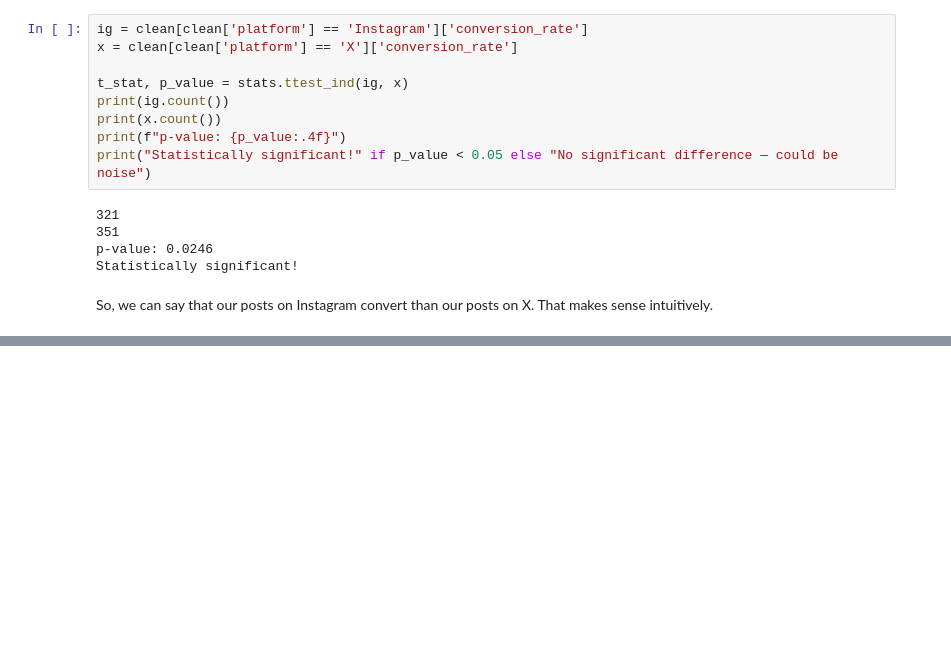
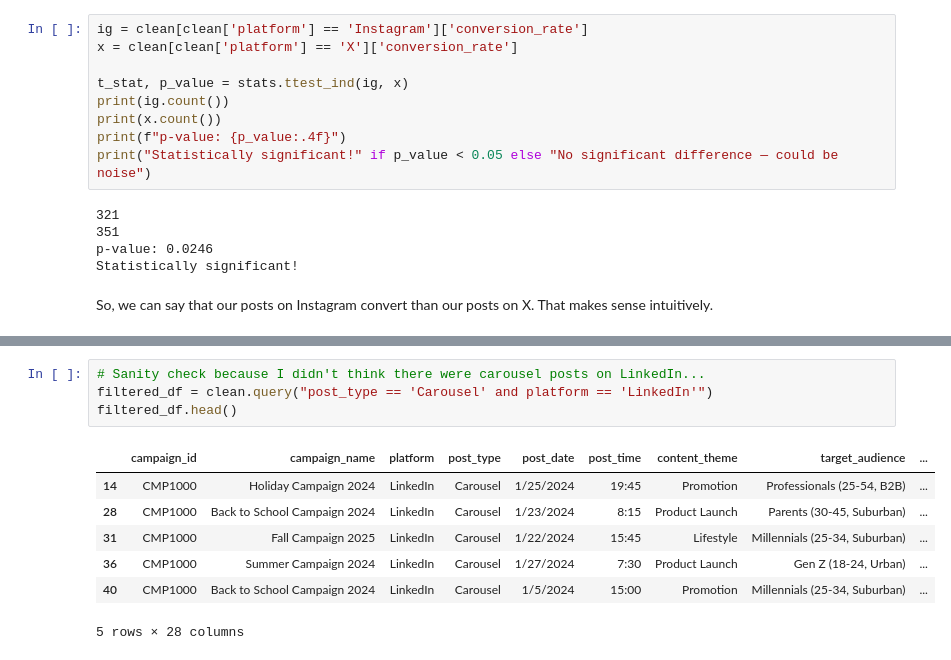
Before and after one commit to super-unknowledge/campaign-analysis-1, a Jupyter notebook: analysis.ipynb, the cells around one changed output, grey strips where cells are left out. Drawn from its saved outputs; the diff is of its cells as text; blank space fills up the shorter version.

```diff
--- a/analysis.ipynb
+++ b/analysis.ipynb
@@ -216,0 +578,12 @@ So, we can say that our posts on Instagram convert than our posts on X. That mak
+# %%
+# Sanity check because I didn't think there were carousel posts on LinkedIn...
+filtered_df = clean.query("post_type == 'Carousel' and platform == 'LinkedIn'")
+filtered_df.head()
+# %% [output]
+|  | campaign_id | campaign_name | platform | post_type | post_date | post_time | content_theme | target_audience | ... |
+| 14 | CMP1000 | Holiday Campaign 2024 | LinkedIn | Carousel | 1/25/2024 | 19:45 | Promotion | Professionals (25-54, B2B) | ... |
+| 28 | CMP1000 | Back to School Campaign 2024 | LinkedIn | Carousel | 1/23/2024 | 8:15 | Product Launch | Parents (30-45, Suburban) | ... |
+| 31 | CMP1000 | Fall Campaign 2025 | LinkedIn | Carousel | 1/22/2024 | 15:45 | Lifestyle | Millennials (25-34, Suburban) | ... |
+| 36 | CMP1000 | Summer Campaign 2024 | LinkedIn | Carousel | 1/27/2024 | 7:30 | Product Launch | Gen Z (18-24, Urban) | ... |
+| 40 | CMP1000 | Back to School Campaign 2024 | LinkedIn | Carousel | 1/5/2024 | 15:00 | Promotion | Millennials (25-34, Suburban) | ... |
+5 rows × 28 columns
```
Also changed, not shown: parts of 7 cells of this notebook.
